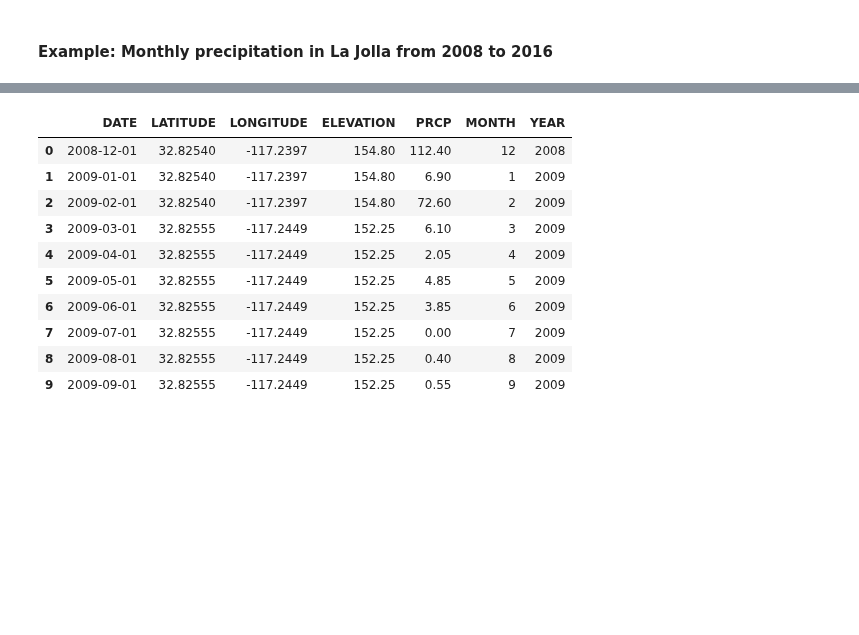
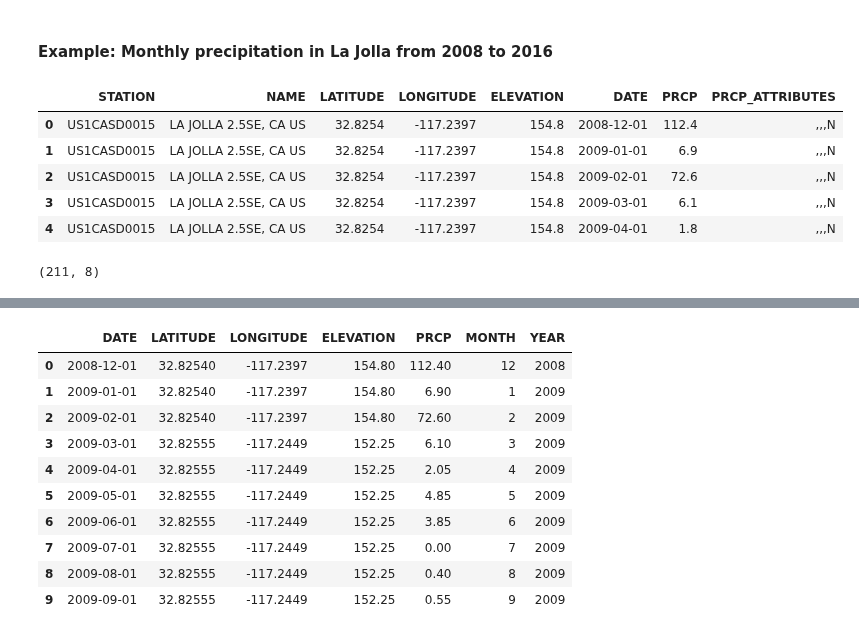
Before and after one commit to cuttlefishh/python-for-data-analysis, a Jupyter notebook: lessons/lesson17.ipynb, the cells around one changed output, grey strips where cells are left out. Cells and saved outputs as stored; diff of their text form; code cells hidden in the pictures; blank space fills up the shorter version.

```diff
--- a/lessons/lesson17.ipynb
+++ b/lessons/lesson17.ipynb
@@ -75,3 +75,19 @@ cummax | Cumulative maximum
 cummin | Cumulative minimum
 # %% [markdown]
 #### Example: Monthly precipitation in La Jolla from 2008 to 2016
+# %%
+# import data with dates parsed
+df = pd.read_csv('../data/la_jolla_precip_monthly.csv', parse_dates=['DATE'])
+df.head()
+# %% [output]
+|  | STATION | NAME | LATITUDE | LONGITUDE | ELEVATION | DATE | PRCP | PRCP_ATTRIBUTES |
+| 0 | US1CASD0015 | LA JOLLA 2.5SE, CA US | 32.8254 | -117.2397 | 154.8 | 2008-12-01 | 112.4 | ,,,N |
+| 1 | US1CASD0015 | LA JOLLA 2.5SE, CA US | 32.8254 | -117.2397 | 154.8 | 2009-01-01 | 6.9 | ,,,N |
+| 2 | US1CASD0015 | LA JOLLA 2.5SE, CA US | 32.8254 | -117.2397 | 154.8 | 2009-02-01 | 72.6 | ,,,N |
+| 3 | US1CASD0015 | LA JOLLA 2.5SE, CA US | 32.8254 | -117.2397 | 154.8 | 2009-03-01 | 6.1 | ,,,N |
+| 4 | US1CASD0015 | LA JOLLA 2.5SE, CA US | 32.8254 | -117.2397 | 154.8 | 2009-04-01 | 1.8 | ,,,N |
+# %%
+# we can see that the dataframe has 211 rows...
+df.shape
+# %% [output]
+(211, 8)
```
Also changed, not shown: parts of 9 cells of this notebook.
